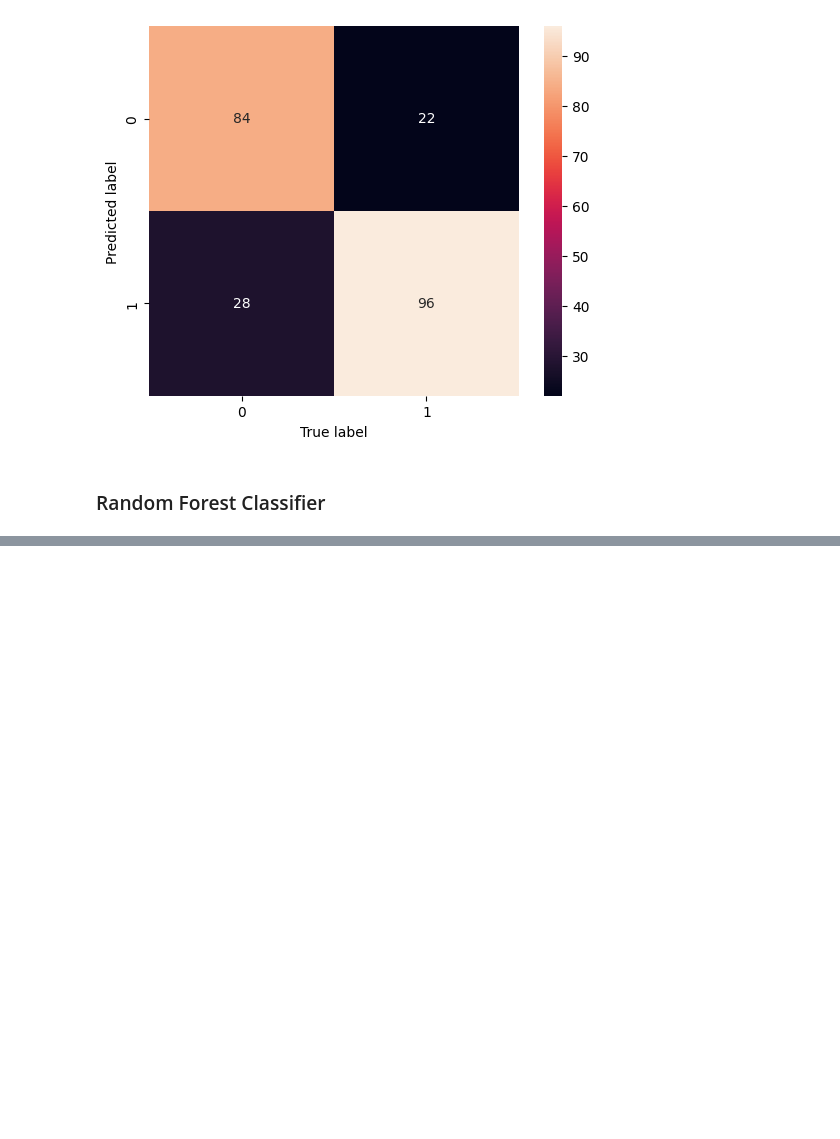
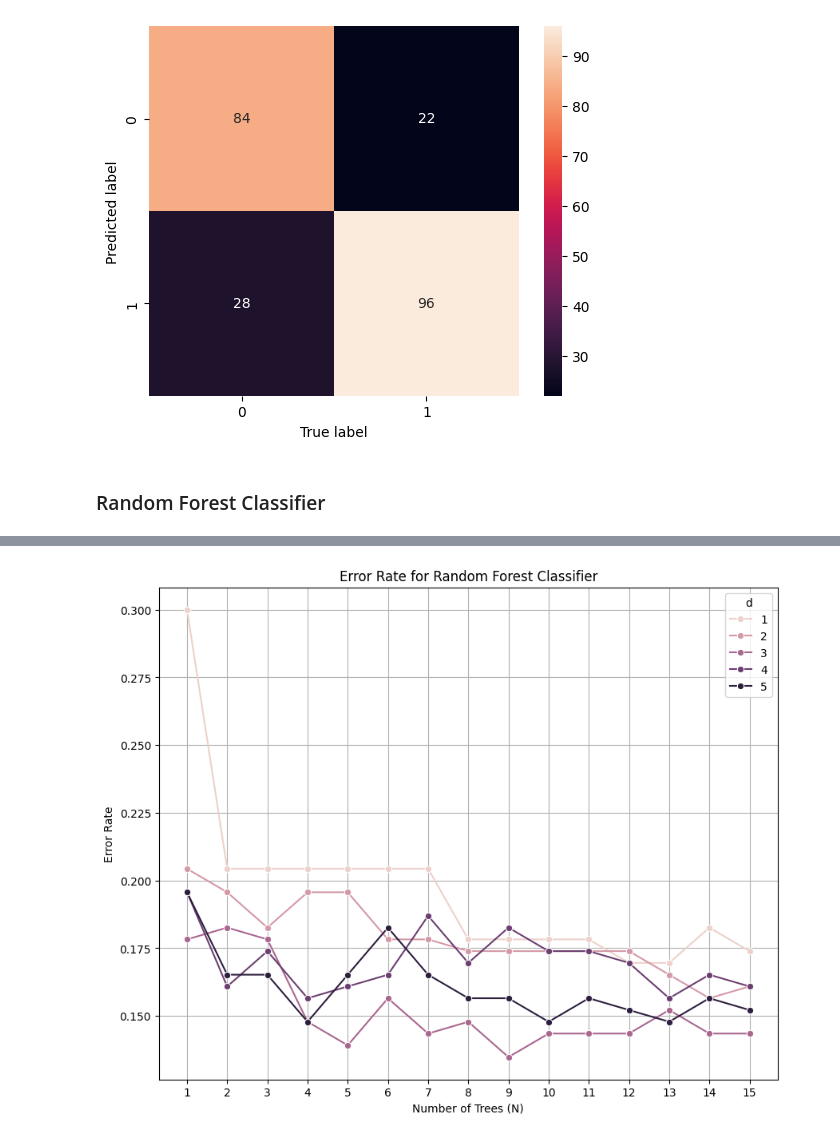
Before and after one commit to anchitr/CS677-Final-Project, a Jupyter notebook: anchitr_final_project.ipynb, the cells around one changed output, grey strips where cells are left out. Cells and saved outputs as stored; diff of their text form; code cells hidden in the pictures; blank space fills up the shorter version.

Commit message:
finished implementing random forest classifier and plotted conf matrix

```diff
--- a/anchitr_final_project.ipynb
+++ b/anchitr_final_project.ipynb
@@ -402,0 +433,6 @@ plt.show()
+# %%
+# Create a dataframe from the error data info
+df_error_rates = pd.DataFrame(error_rates, columns=["N", "d", "Error Rate"])
+
+# Display first five records
+df_error_rates.head()
@@ -402,0 +446,22 @@ plt.show()
+# %%
+# Define plot size
+plt.figure(figsize=(10, 8))
+
+# Plot lines using data points from error_rates dataframe
+sns.lineplot(data=df_error_rates, x="N", y="Error Rate", hue="d", marker="o")
+
+# Define all titles and labels
+plt.title("Error Rate for Random Forest Classifier")
+plt.xlabel("Number of Trees (N)")
+plt.ylabel("Error Rate")
+
+# Define ticks for x-axis
+plt.xticks(n_values)
+
+# Show grid for contrast
+plt.grid(True)
+
+# Display plot
+plt.show()
+# %% [output]
+[figure, added]
```
Also changed, not shown: parts of 7 cells of this notebook.
